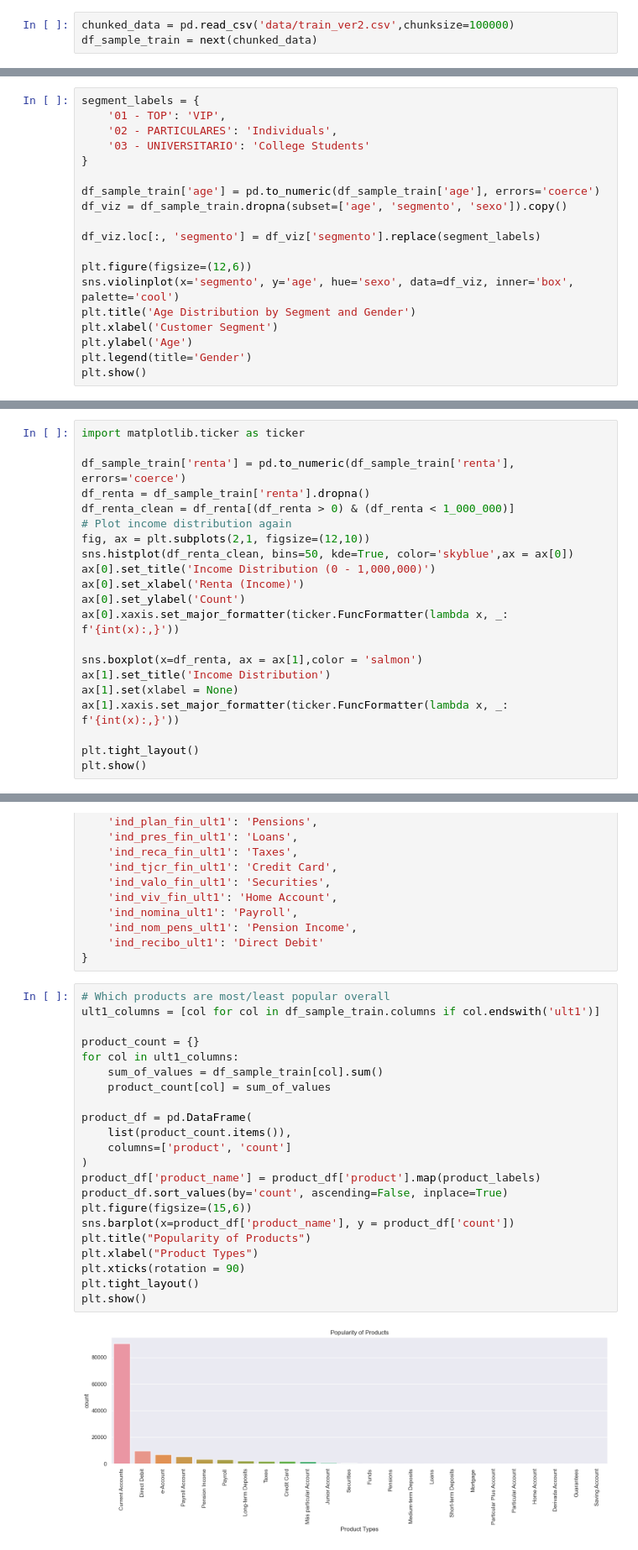
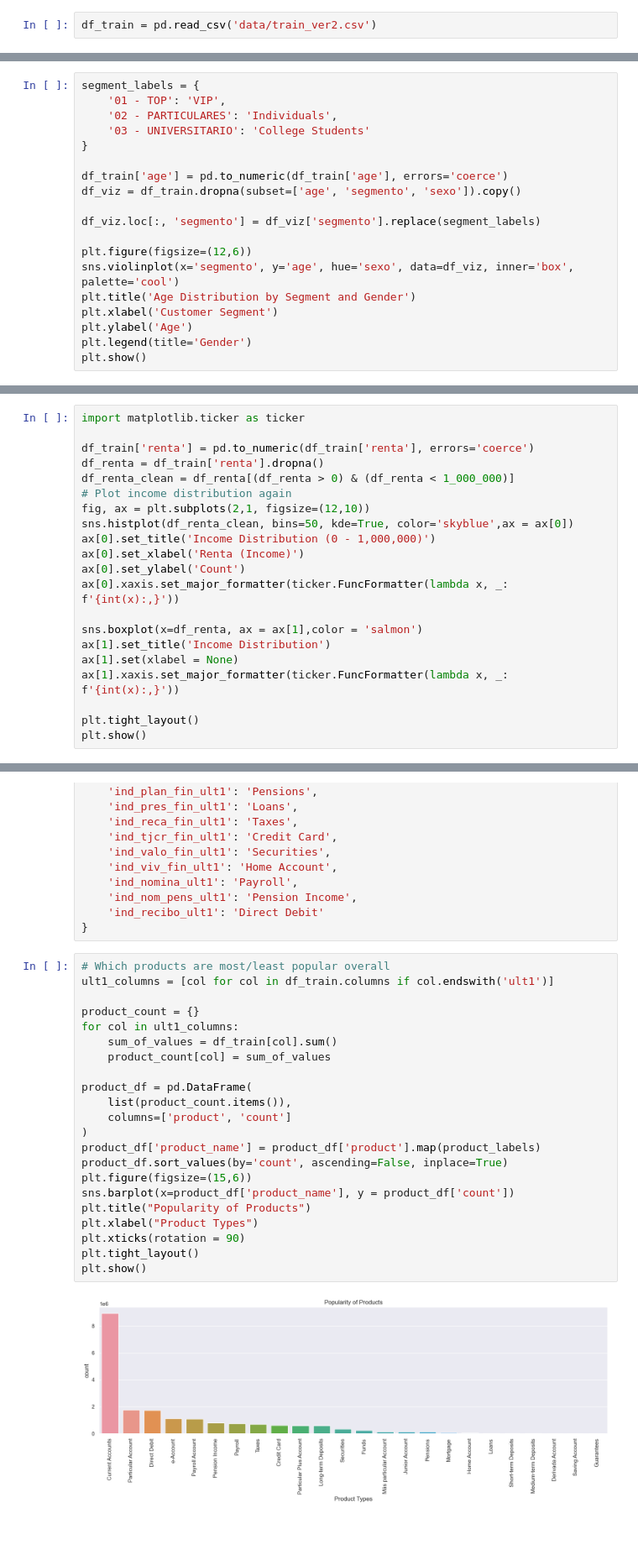
Before and after one commit to dennismathewjose/Santander-product-recommendation, a Jupyter notebook: santander-product-recommendation.ipynb, the cells around one changed output, grey strips where cells are left out. Shown at 84% size. Drawn from its saved outputs; the diff is of its cells as text.

```diff
--- a/santander-product-recommendation.ipynb
+++ b/santander-product-recommendation.ipynb
@@ -2,6 +2,5 @@
 import numpy as numpy
 import pandas as pd
 # %%
-chunked_data = pd.read_csv('data/train_ver2.csv',chunksize=100000)
-df_sample_train = next(chunked_data)
+df_train = pd.read_csv('data/train_ver2.csv')
 # %%
@@ -129,8 +128,8 @@ segment_labels = {
     '03 - UNIVERSITARIO': 'College Students'
 }
 
-df_sample_train['age'] = pd.to_numeric(df_sample_train['age'], errors='coerce')
-df_viz = df_sample_train.dropna(subset=['age', 'segmento', 'sexo']).copy()
+df_train['age'] = pd.to_numeric(df_train['age'], errors='coerce')
+df_viz = df_train.dropna(subset=['age', 'segmento', 'sexo']).copy()
 
 df_viz.loc[:, 'segmento'] = df_viz['segmento'].replace(segment_labels)
 
@@ -152,8 +151,8 @@ df_sample_train['renta'].max()
 # %%
 import matplotlib.ticker as ticker
 
-df_sample_train['renta'] = pd.to_numeric(df_sample_train['renta'], errors='coerce')
-df_renta = df_sample_train['renta'].dropna()
+df_train['renta'] = pd.to_numeric(df_train['renta'], errors='coerce')
+df_renta = df_train['renta'].dropna()
 df_renta_clean = df_renta[(df_renta > 0) & (df_renta < 1_000_000)]
 # Plot income distribution again
 fig, ax = plt.subplots(2,1, figsize=(12,10))
@@ -271,28 +270,28 @@ product_labels = {
 }
 # %%
 # Which products are most/least popular overall
-ult1_columns = [col for col in df_sample_train.columns if col.endswith('ult1')]
+ult1_columns = [col for col in df_train.columns if col.endswith('ult1')]
 
 product_count = {}
 for col in ult1_columns:
-    sum_of_values = df_sample_train[col].sum()
+    sum_of_values = df_train[col].sum()
     product_count[col] = sum_of_values
 
 product_df = pd.DataFrame(
     list(product_count.items()),
     columns=['product', 'count']
 )
 product_df['product_name'] = product_df['product'].map(product_labels)
 product_df.sort_values(by='count', ascending=False, inplace=True)
 plt.figure(figsize=(15,6))
 sns.barplot(x=product_df['product_name'], y = product_df['count'])
 plt.title("Popularity of Products")
 plt.xlabel("Product Types")
 plt.xticks(rotation = 90)
 plt.tight_layout()
 plt.show()
 # %% [output]
-[figure, old version]
+[figure, new version]
 # %%
 import plotly.express as px
 
```
Also changed, not shown: parts of 19 cells of this notebook.
